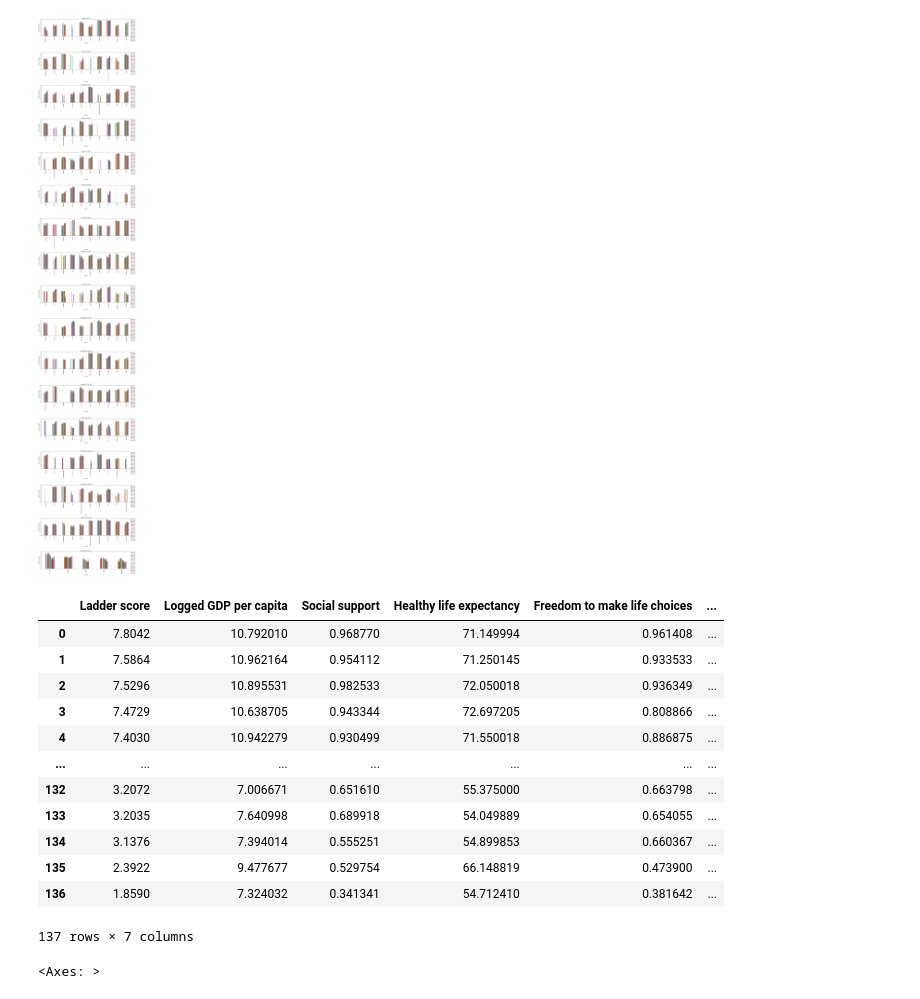
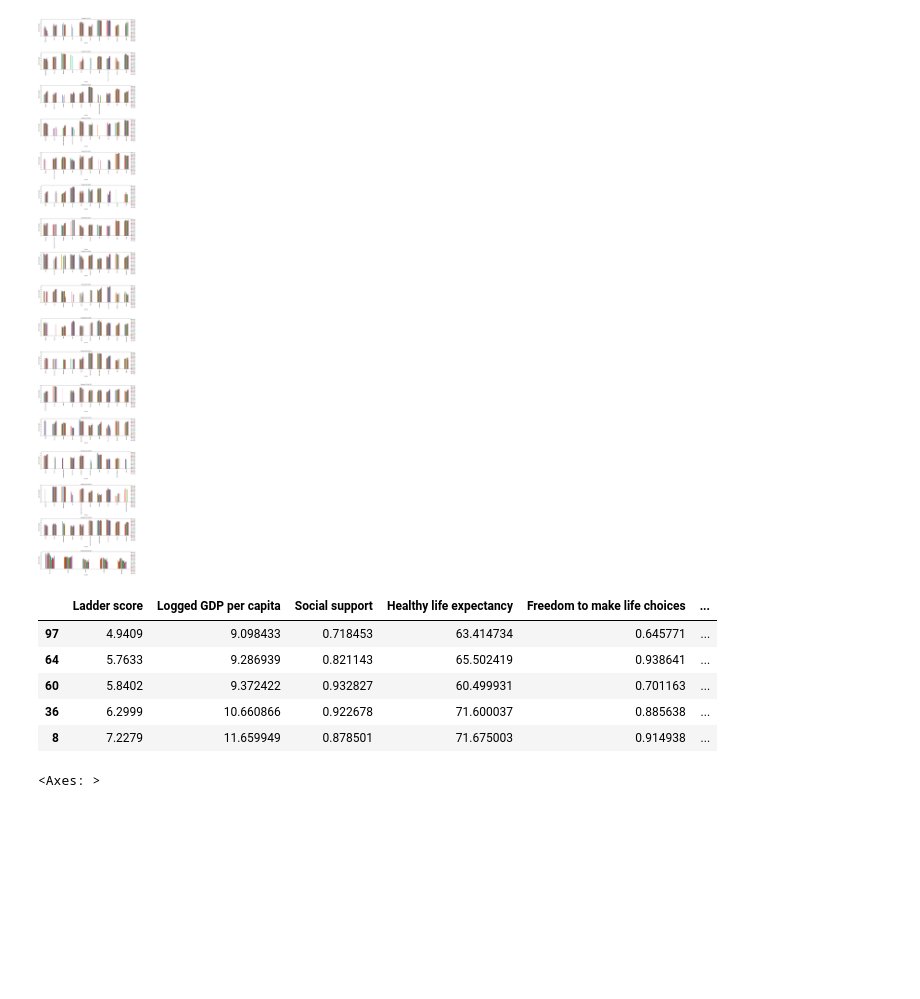
Before and after one commit to sotaireange/WHR, a Jupyter notebook: ProjectExample.ipynb, the cells around one changed output. Saved outputs shown, nothing was run; the diff lists cells and outputs as text; code cells hidden in the pictures; blank space fills up the shorter version.

Commit message:
Update ProjectExample.ipynb
small update, add sample of each DF

```diff
--- a/ProjectExample.ipynb
+++ b/ProjectExample.ipynb
@@ -48,22 +62,18 @@ plt.show()
 # %% [output]
 [figure]
 # %%
-df1_new = df1[["Ladder score", "Logged GDP per capita", "Social support", "Healthy life expectancy",                                                                       "Freedom to make life choices", "Generosity", "Perceptions of corruption"]]
-df1_new
+df1_new = df1[["Ladder score", "Logged GDP per capita",
+               "Social support", "Healthy life expectancy",
+               "Freedom to make life choices", "Generosity",
+               "Perceptions of corruption"]]
+df1_new.sample(5)
 # %% [output]
 |  | Ladder score | Logged GDP per capita | Social support | Healthy life expectancy | Freedom to make life choices | ... |
-| 0 | 7.8042 | 10.792010 | 0.968770 | 71.149994 | 0.961408 | ... |
-| 1 | 7.5864 | 10.962164 | 0.954112 | 71.250145 | 0.933533 | ... |
-| 2 | 7.5296 | 10.895531 | 0.982533 | 72.050018 | 0.936349 | ... |
-| 3 | 7.4729 | 10.638705 | 0.943344 | 72.697205 | 0.808866 | ... |
-| 4 | 7.4030 | 10.942279 | 0.930499 | 71.550018 | 0.886875 | ... |
-| ... | ... | ... | ... | ... | ... | ... |
-| 132 | 3.2072 | 7.006671 | 0.651610 | 55.375000 | 0.663798 | ... |
-| 133 | 3.2035 | 7.640998 | 0.689918 | 54.049889 | 0.654055 | ... |
-| 134 | 3.1376 | 7.394014 | 0.555251 | 54.899853 | 0.660367 | ... |
-| 135 | 2.3922 | 9.477677 | 0.529754 | 66.148819 | 0.473900 | ... |
-| 136 | 1.8590 | 7.324032 | 0.341341 | 54.712410 | 0.381642 | ... |
+| 97 | 4.9409 | 9.098433 | 0.718453 | 63.414734 | 0.645771 | ... |
+| 64 | 5.7633 | 9.286939 | 0.821143 | 65.502419 | 0.938641 | ... |
+| 60 | 5.8402 | 9.372422 | 0.932827 | 60.499931 | 0.701163 | ... |
+| 36 | 6.2999 | 10.660866 | 0.922678 | 71.600037 | 0.885638 | ... |
+| 8 | 7.2279 | 11.659949 | 0.878501 | 71.675003 | 0.914938 | ... |
-137 rows × 7 columns
 # %%
 corr = df1_new.corr()
 mask = np.triu(np.ones_like(corr, dtype=bool))
```
Also changed, not shown: parts of 3 cells of this notebook.
